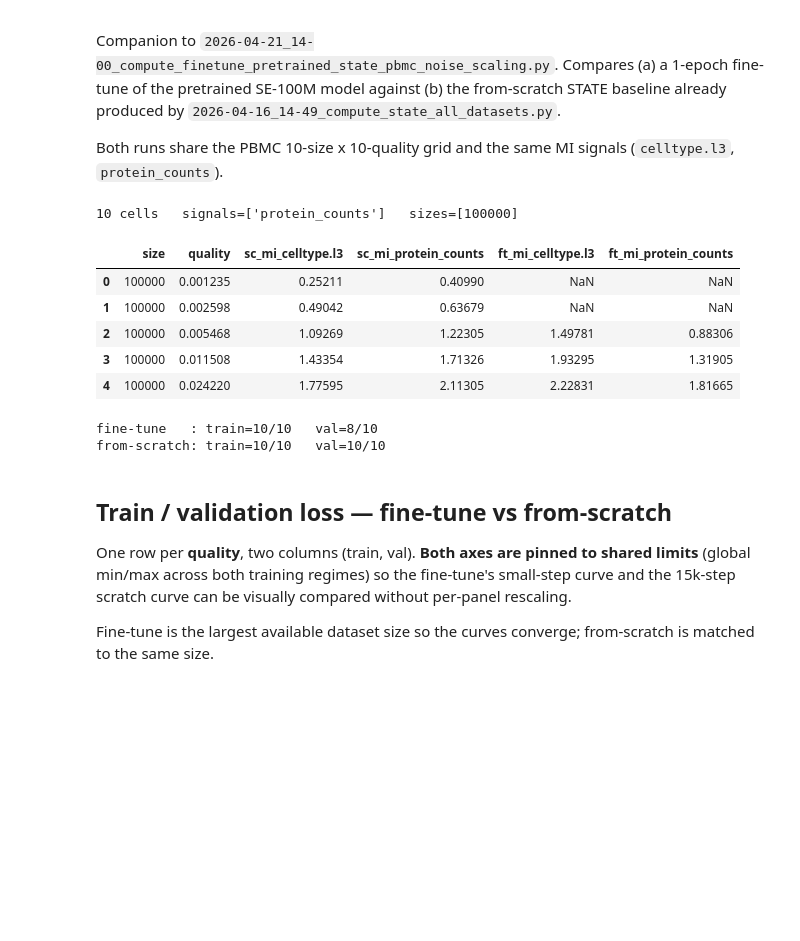
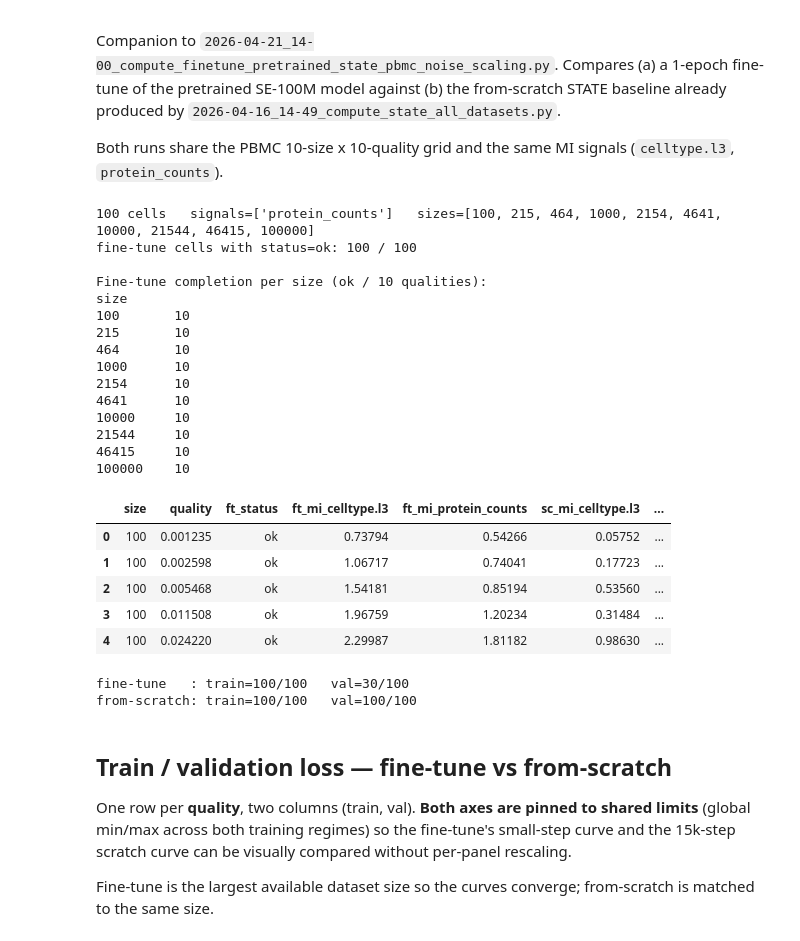
Before and after one commit to igor-sadalski/Scaling-up-measurement-noise-scaling-laws, a Jupyter notebook: analysis/2026-04-21_14-00_plotting_finetune_pretrained_state_pbmc_noise_scaling.ipynb, the cells around one changed output. Saved outputs shown, nothing was run; the diff lists cells and outputs as text; code cells hidden in the pictures; blank space fills up the shorter version.

```diff
--- a/analysis/2026-04-21_14-00_plotting_finetune_pretrained_state_pbmc_noise_scaling.ipynb
+++ b/analysis/2026-04-21_14-00_plotting_finetune_pretrained_state_pbmc_noise_scaling.ipynb
@@ -91,44 +91,80 @@ def _ft_mi_root(size, quality):
 
 
 rows = []
 CURVES_FT   = {}   # (size, quality) -> (train_df, val_df)
 CURVES_SC   = {}
 
-# Only the largest size is relevant for this analysis; smaller dirs on disk are
-# leftovers from early debugging runs of the compute script.
-sizes = [100000]
+# Full 10 x 10 grid matching the compute script's SIZES x QUALITIES. Cells whose
+# fine-tune result.json is missing (or status != ok) simply leave NaN in the MI
+# columns and render as empty panels downstream — at the time of writing only
+# size=100000 has actually been computed, the remaining 90 cells are pending a
+# rerun of the compute script.
+sizes = [100, 215, 464, 1000, 2154, 4641, 10000, 21544, 46415, 100000]
 qualities_all = [0.0012346, 0.0025982, 0.0054682, 0.0115083, 0.02422,
                  0.050973, 0.1072766, 0.225772, 0.4751547, 1.0]
+
+# Per-(size, quality) fine-tune run status from result.json, so the notebook can
+# explicitly report which cells have actually executed.
+ft_status = {}
+for size in sizes:
+    for quality in qualities_all:
+        rj = FT_ROOT / str(size) / str(quality) / 'result.json'
+        status = None
+        if rj.exists():
+            try:
+                status = json.loads(rj.read_text()).get('status')
+            except Exception:
+                status = 'unreadable'
+        ft_status[(size, quality)] = status
 
 for size in sizes:
     for quality in qualities_all:
         ft_tr, ft_va = _ft_metrics(size, quality)
         sc_tr, sc_va = _sc_metrics(size, quality)
         CURVES_FT[(size, quality)] = (ft_tr, ft_va)
         CURVES_SC[(size, quality)] = (sc_tr, sc_va)
 
         ft_mi = _mi(_ft_mi_root(size, quality))
         sc_mi = _mi(SC_ROOT / str(size) / str(quality) / 'results' / 'State' / 'model' / 'MI' / str(MI_SEED))
-        row = {'size': size, 'quality': quality}
+        row = {'size': size, 'quality': quality, 'ft_status': ft_status[(size, quality)]}
         for s, v in ft_mi.items():
             row[f'ft_mi_{s}'] = v
         for s, v in sc_mi.items():
             row[f'sc_mi_{s}'] = v
         rows.append(row)
 
 df = pd.DataFrame(rows).sort_values(['size', 'quality']).reset_index(drop=True)
 # Only protein_counts is of interest in this notebook; celltype.l3 is dropped on purpose.
 mi_signals = ['protein_counts']
+n_ok = int((df['ft_status'] == 'ok').sum())
 print(f'{len(df)} cells   signals={mi_signals}   sizes={sizes}')
+print(f'fine-tune cells with status=ok: {n_ok} / {len(sizes) * len(qualities_all)}')
+print('\nFine-tune completion per size (ok / 10 qualities):')
+print(df.assign(ok=df['ft_status'].eq('ok').astype(int))
+        .groupby('size')['ok'].sum().to_string())
 df.head()
 # %% [output]
-10 cells   signals=['protein_counts']   sizes=[100000]
+100 cells   signals=['protein_counts']   sizes=[100, 215, 464, 1000, 2154, 4641, 10000, 21544, 46415, 100000]
+fine-tune cells with status=ok: 100 / 100
+
+Fine-tune completion per size (ok / 10 qualities):
+size
+100       10
+215       10
+464       10
+1000      10
+2154      10
+4641      10
+10000     10
+21544     10
+46415     10
+100000    10
-|  | size | quality | sc_mi_celltype.l3 | sc_mi_protein_counts | ft_mi_celltype.l3 | ft_mi_protein_counts |
-| 0 | 100000 | 0.001235 | 0.25211 | 0.40990 | NaN | NaN |
-| 1 | 100000 | 0.002598 | 0.49042 | 0.63679 | NaN | NaN |
-| 2 | 100000 | 0.005468 | 1.09269 | 1.22305 | 1.49781 | 0.88306 |
-| 3 | 100000 | 0.011508 | 1.43354 | 1.71326 | 1.93295 | 1.31905 |
-| 4 | 100000 | 0.024220 | 1.77595 | 2.11305 | 2.22831 | 1.81665 |
+|  | size | quality | ft_status | ft_mi_celltype.l3 | ft_mi_protein_counts | sc_mi_celltype.l3 | ... |
+| 0 | 100 | 0.001235 | ok | 0.73794 | 0.54266 | 0.05752 | ... |
+| 1 | 100 | 0.002598 | ok | 1.06717 | 0.74041 | 0.17723 | ... |
+| 2 | 100 | 0.005468 | ok | 1.54181 | 0.85194 | 0.53560 | ... |
+| 3 | 100 | 0.011508 | ok | 1.96759 | 1.20234 | 0.31484 | ... |
+| 4 | 100 | 0.024220 | ok | 2.29987 | 1.81182 | 0.98630 | ... |
 # %%
 # Which (size, quality) cells have fine-tune curves / MI on disk.
 ft_tr_have = {k for k, (t, v) in CURVES_FT.items() if t is not None and len(t)}
@@ -138,8 +174,8 @@ sc_va_have = {k for k, (t, v) in CURVES_SC.items() if v is not None and len(v)}
 print(f'fine-tune   : train={len(ft_tr_have)}/{len(CURVES_FT)}   val={len(ft_va_have)}/{len(CURVES_FT)}')
 print(f'from-scratch: train={len(sc_tr_have)}/{len(CURVES_SC)}   val={len(sc_va_have)}/{len(CURVES_SC)}')
 # %% [output]
-fine-tune   : train=10/10   val=8/10
-from-scratch: train=10/10   val=10/10
+fine-tune   : train=100/100   val=30/100
+from-scratch: train=100/100   val=100/100
 # %% [markdown]
 ## Train / validation loss — fine-tune vs from-scratch
 
```
Also changed, not shown: parts of 4 cells of this notebook, 5 other files.
